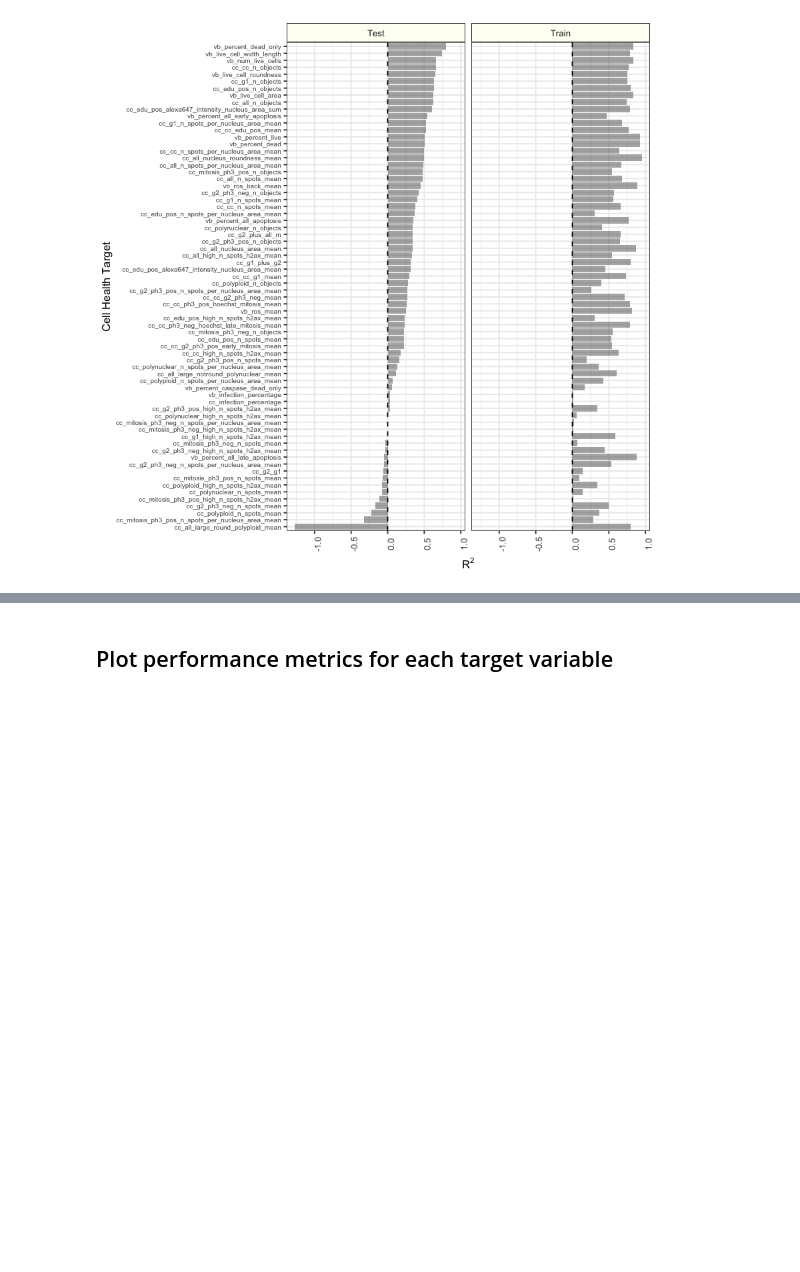
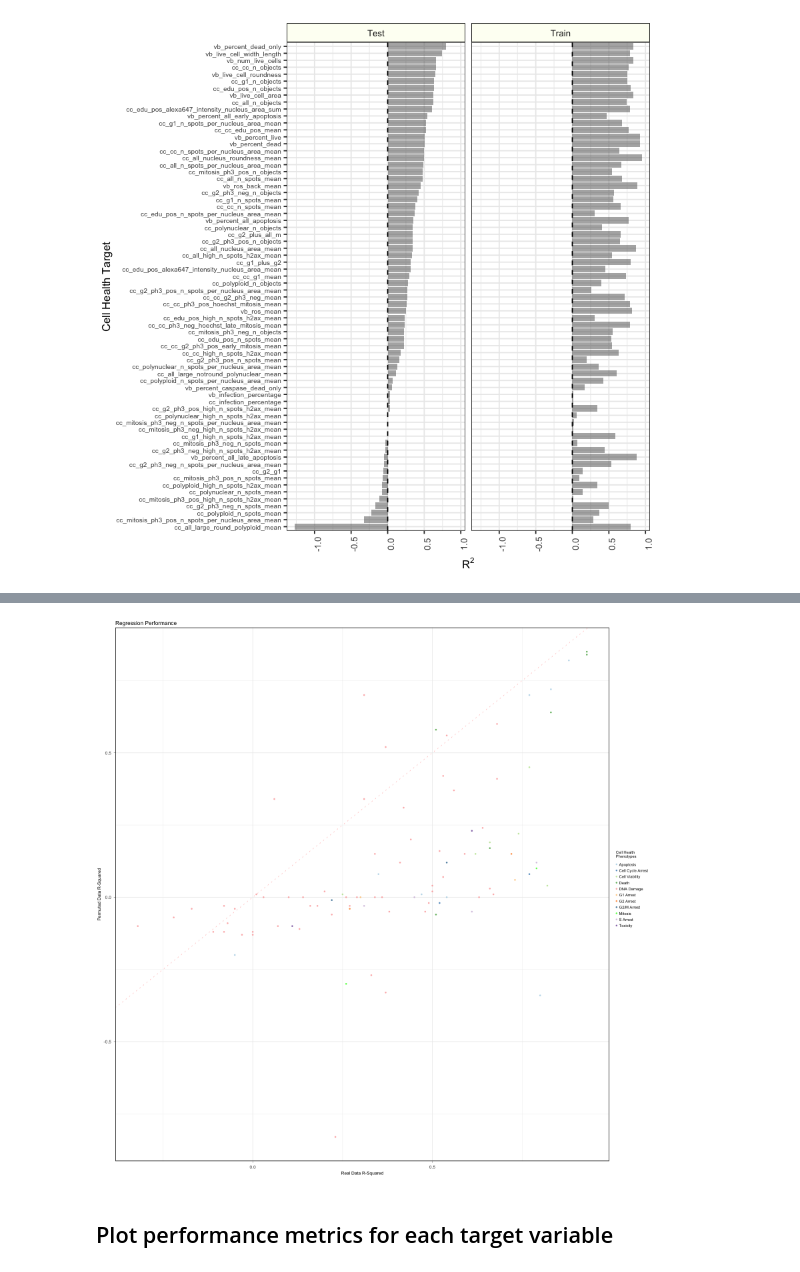
Before and after one commit to broadinstitute/cell-health, a Jupyter notebook: 3.train/4.visualize-regression-performance.ipynb, the cells around one changed output, grey strips where cells are left out. Cells and saved outputs as stored; diff of their text form; code cells hidden in the pictures; blank space fills up the shorter version.

```diff
--- a/3.train/4.visualize-regression-performance.ipynb
+++ b/3.train/4.visualize-regression-performance.ipynb
@@ -287,5 +330,5 @@ A tibble: 4 × 7
 # %%
-ggplot(r2_df,
+ggplot(r2_df %>% dplyr::filter(shuffle == "Real"),
        aes(x = target,
            y = value)) +
     geom_bar(stat = "identity",
@@ -307,8 +350,20 @@ ggplot(r2_df,
           strip.background = element_rect(colour = "black",
                                           fill = "#fdfff4"))
 
-file <- file.path(figure_dir,
-                  paste0("r_squared_model_summary_", consensus, ".png"))
+file <- file.path(
+    figure_dir,
+    paste0("r_squared_model_summary_", consensus, ".png")
+)
 ggsave(file, dpi = 300, width = 6, height = 6)
 # %% [output]
 [figure]
+# %%
+# Merge table with target labels
+r2_summary_df <- r2_df %>%
+    dplyr::left_join(label_df, by = c("target" = "updated_name")) %>%
+    dplyr::filter(!is.na(measurement))
+
+# Split shuffle column for scatter plot
+r2_spread_df <- r2_summary_df %>% tidyr::spread(shuffle, value)
+
+head(r2_spread_df, 2)
@@ -315,3 +378,35 @@ ggsave(file, dpi = 300, width = 6, height = 6)
+# %%
+ggplot(r2_spread_df,
+       aes(x = Real,
+           y = Shuffle,
+           color = measurement)) +
+    geom_abline(intercept = 0,
+                lwd = 0.1,
+                slope = 1,
+                linetype = "dotted",
+                alpha = 0.7,
+                color = "red") +
+    geom_point(size = 0.4,
+               alpha = 0.7,
+               pch = 16) +
+    xlab(bquote("Real Data R-Squared")) +
+    ylab(bquote("Permuted Data R-Squared")) +
+    ggtitle("Regression Performance") +
+    theme_bw() +
+    dye_theme +
+    scale_color_manual(
+        name = "Cell Health\nPhenotypes",
+        values = dye_colors,
+        labels = dye_labels
+    )
+
+output_file <- file.path(
+    figure_dir,
+    paste0("r_squared_comparison_scatter_", consensus, ".png")
+)
+ggsave(output_file, width = 2, height = 1.5, dpi = 300, units = "in")
+# %% [output]
+[figure, added]
 # %% [markdown]
 ## Plot performance metrics for each target variable
 # %%
```
Also changed, not shown: parts of 16 cells of this notebook, 1 other file.
